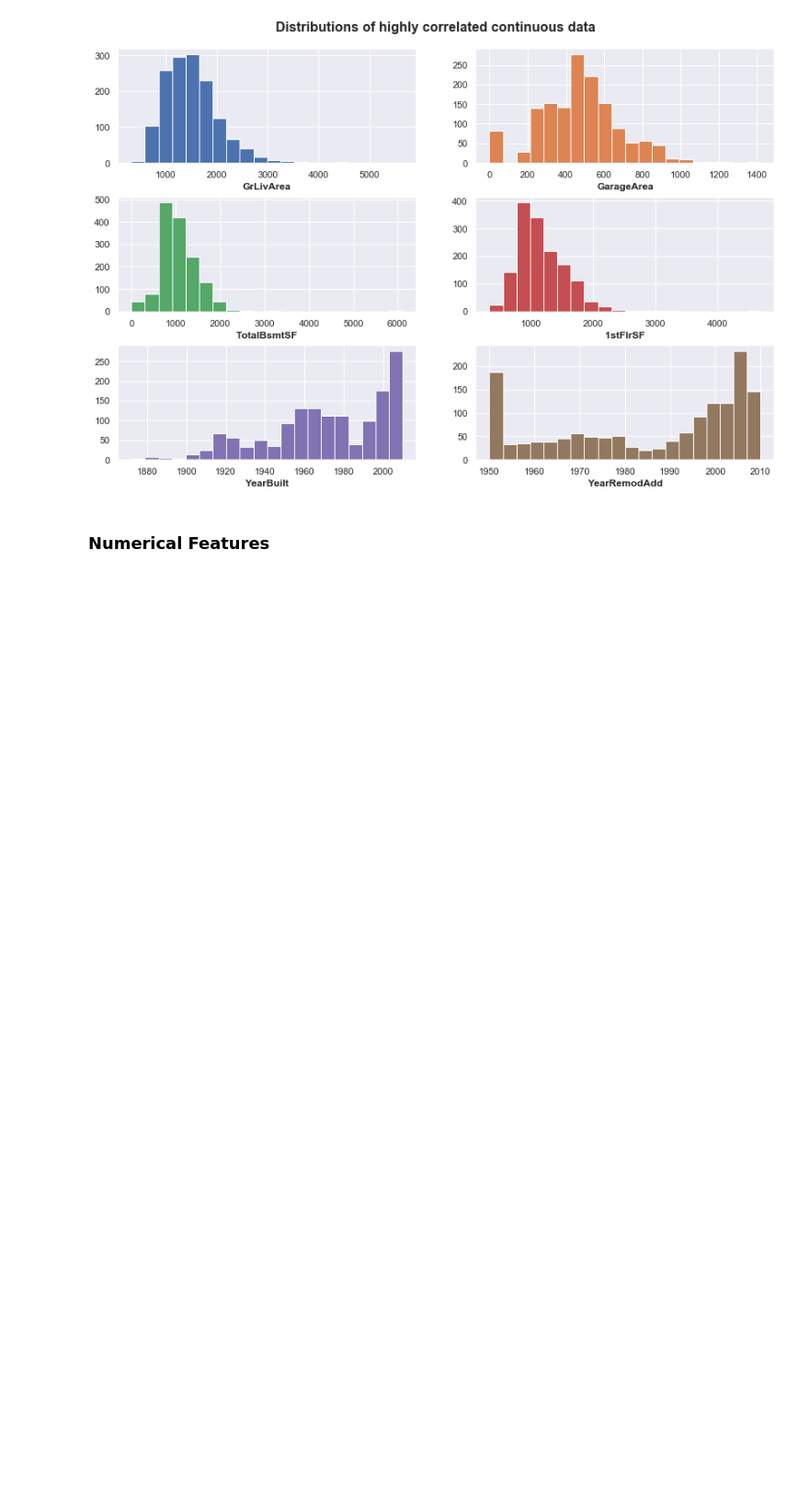
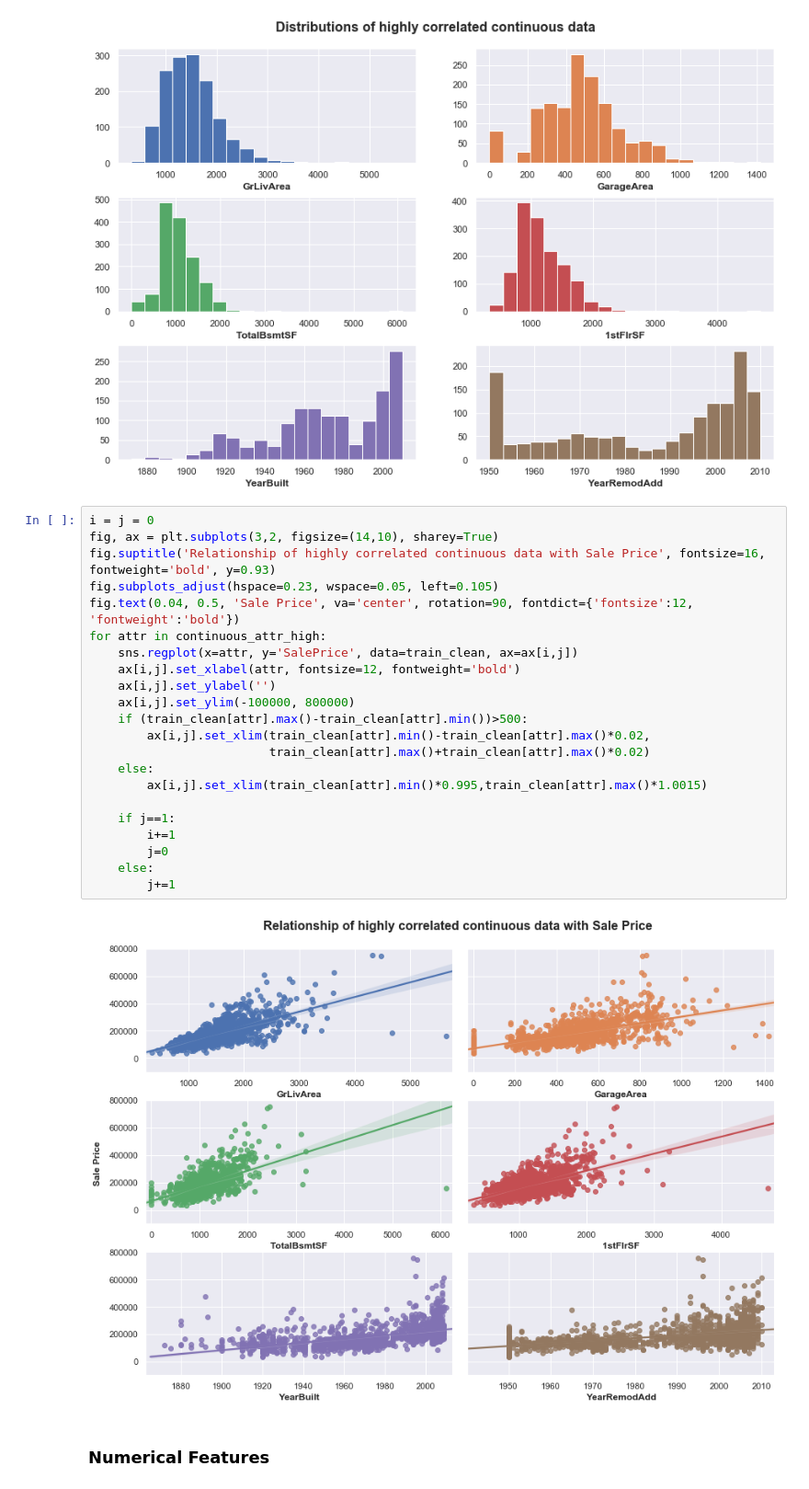
Before and after one commit to gepallas/ML_House_Prices, a Jupyter notebook: HousePricesEDA.ipynb, the cells around one changed output. Shown at 92% size. Drawn from its saved outputs; the diff is of its cells as text; blank space fills up the shorter version.

Commit message:
Continuous data correlation sale price.

```diff
--- a/HousePricesEDA.ipynb
+++ b/HousePricesEDA.ipynb
@@ -796,6 +796,30 @@ for attr in continuous_attr_high:
     k+=1
 # %% [output]
 [figure]
+# %%
+i = j = 0
+fig, ax = plt.subplots(3,2, figsize=(14,10), sharey=True)
+fig.suptitle('Relationship of highly correlated continuous data with Sale Price', fontsize=16, fontweight='bold', y=0.93)
+fig.subplots_adjust(hspace=0.23, wspace=0.05, left=0.105)
+fig.text(0.04, 0.5, 'Sale Price', va='center', rotation=90, fontdict={'fontsize':12, 'fontweight':'bold'})
+for attr in continuous_attr_high:
+    sns.regplot(x=attr, y='SalePrice', data=train_clean, ax=ax[i,j])
+    ax[i,j].set_xlabel(attr, fontsize=12, fontweight='bold')
+    ax[i,j].set_ylabel('')
+    ax[i,j].set_ylim(-100000, 800000)
+    if (train_clean[attr].max()-train_clean[attr].min())>500:
+        ax[i,j].set_xlim(train_clean[attr].min()-train_clean[attr].max()*0.02,
+                         train_clean[attr].max()+train_clean[attr].max()*0.02)
+    else:
+        ax[i,j].set_xlim(train_clean[attr].min()*0.995,train_clean[attr].max()*1.0015)
+
+    if j==1:
+        i+=1
+        j=0
+    else:
+        j+=1
+# %% [output]
+[figure, added]
 # %% [markdown]
 ### Numerical Features
 # %%
```
